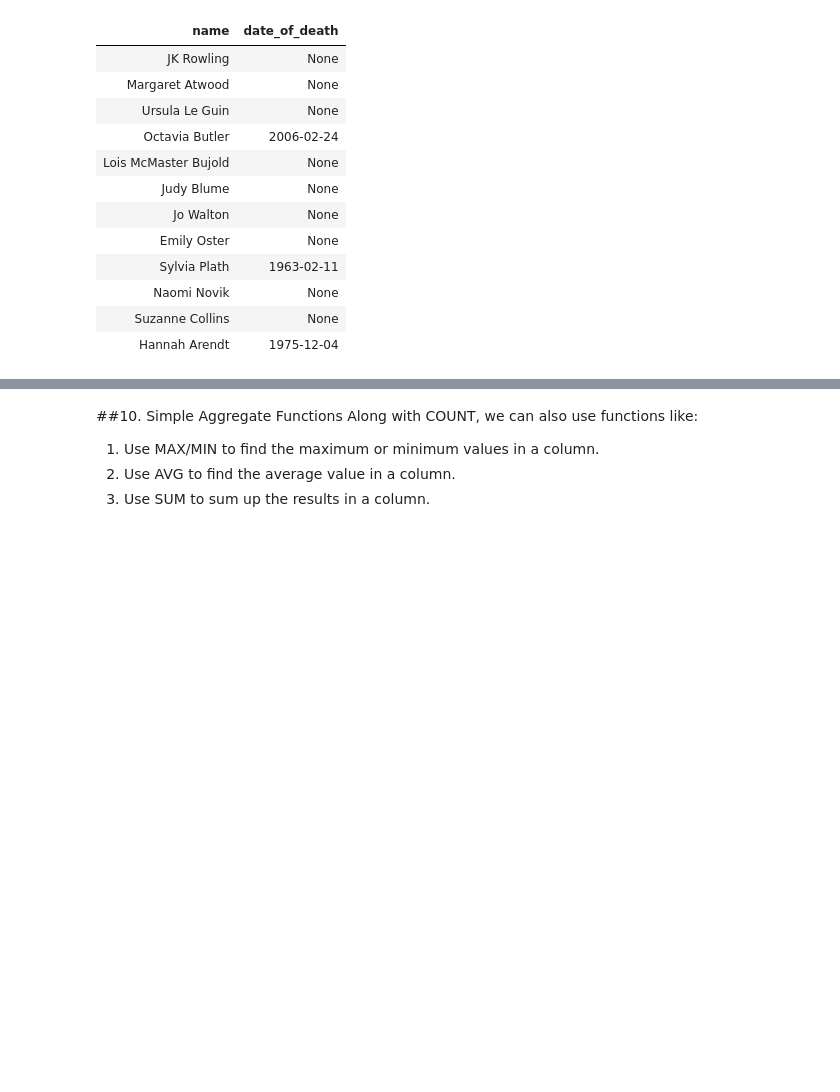
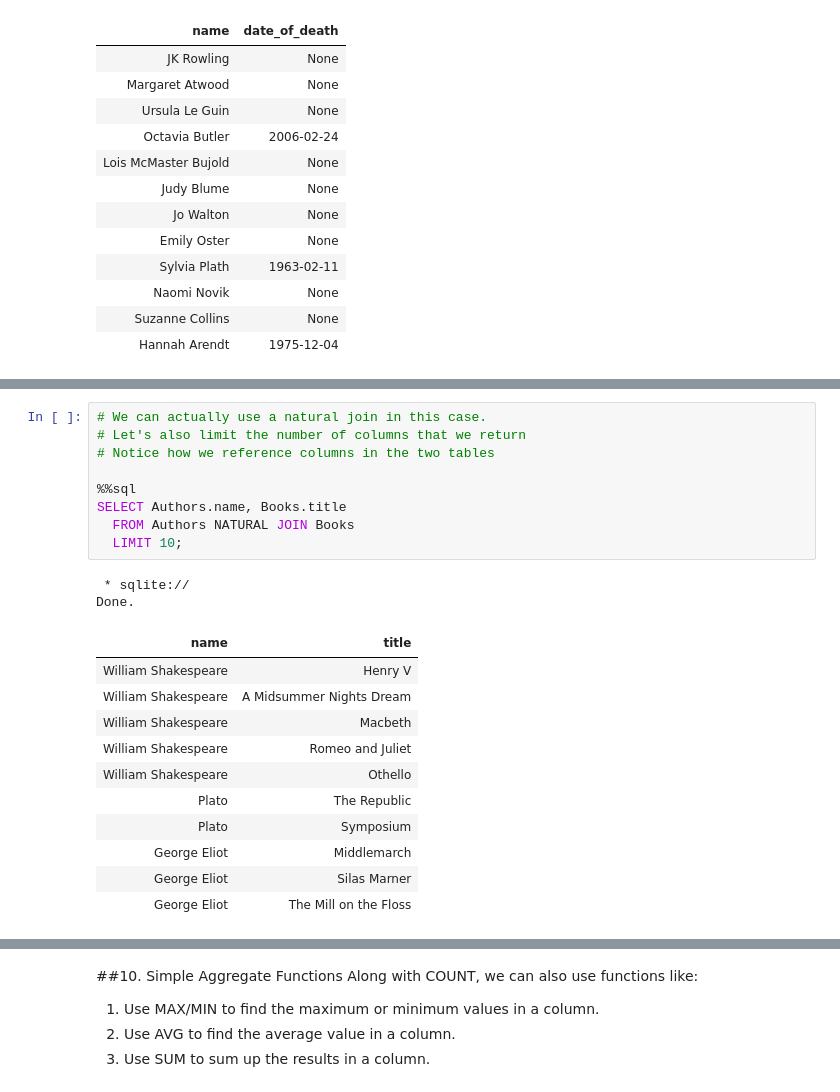
Before and after one commit to rkrebs7/database_sql, a Jupyter notebook: Introduction_to_SQL_1_Books.ipynb, the cells around one changed output, grey strips where cells are left out. Drawn from its saved outputs; the diff is of its cells as text; blank space fills up the shorter version.

```diff
--- a/Introduction_to_SQL_1_Books.ipynb
+++ b/Introduction_to_SQL_1_Books.ipynb
@@ -895,0 +911,23 @@ SELECT a,b,c FROM table1 JOIN table2
+# %%
+# We can actually use a natural join in this case.
+# Let's also limit the number of columns that we return
+# Notice how we reference columns in the two tables
+
+%%sql
+SELECT Authors.name, Books.title
+  FROM Authors NATURAL JOIN Books
+  LIMIT 10;
+# %% [output]
+ * sqlite://
+Done.
+| name | title |
+| William Shakespeare | Henry V |
+| William Shakespeare | A Midsummer Nights Dream |
+| William Shakespeare | Macbeth |
+| William Shakespeare | Romeo and Juliet |
+| William Shakespeare | Othello |
+| Plato | The Republic |
+| Plato | Symposium |
+| George Eliot | Middlemarch |
+| George Eliot | Silas Marner |
+| George Eliot | The Mill on the Floss |
```
Also changed, not shown: parts of 6 cells of this notebook.
